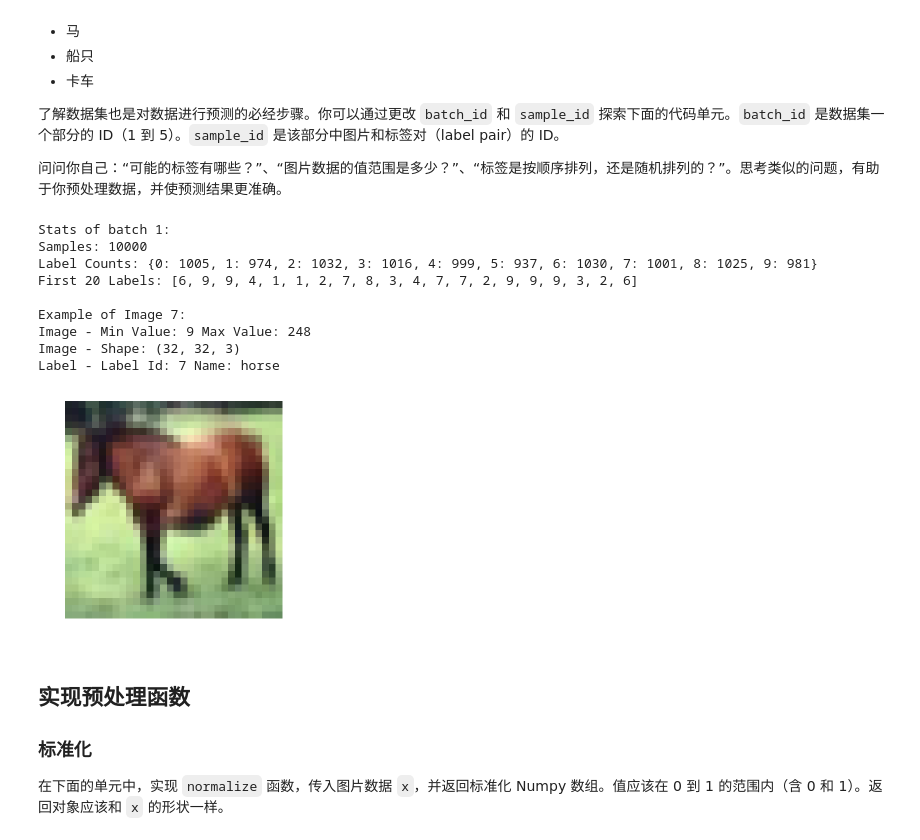
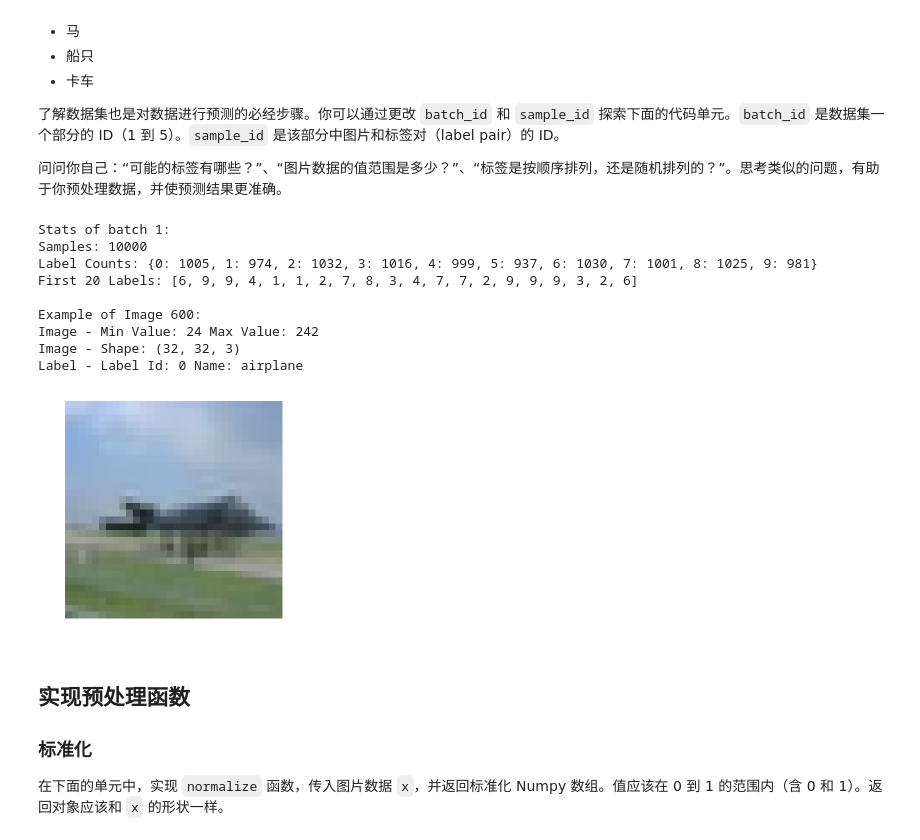
Before and after one commit to Lotus-LuoTong/cn-deep-learning, a Jupyter notebook: image-classification/dlnd_image_classification.ipynb, the cells around one changed output. Saved outputs shown, nothing was run; the diff lists cells and outputs as text; code cells hidden in the pictures.

```diff
--- a/image-classification/dlnd_image_classification.ipynb
+++ b/image-classification/dlnd_image_classification.ipynb
@@ -72,25 +72,25 @@ All files found!
 # %%
 %matplotlib inline
 %config InlineBackend.figure_format = 'retina'
 
 import helper
 import numpy as np
 
 # Explore the dataset
 batch_id = 1
-sample_id = 7
+sample_id = 600
 helper.display_stats(cifar10_dataset_folder_path, batch_id, sample_id)
 # %% [output]
 Stats of batch 1:
 Samples: 10000
 Label Counts: {0: 1005, 1: 974, 2: 1032, 3: 1016, 4: 999, 5: 937, 6: 1030, 7: 1001, 8: 1025, 9: 981}
 First 20 Labels: [6, 9, 9, 4, 1, 1, 2, 7, 8, 3, 4, 7, 7, 2, 9, 9, 9, 3, 2, 6]
 
-Example of Image 7:
-Image - Min Value: 9 Max Value: 248
+Example of Image 600:
+Image - Min Value: 24 Max Value: 242
 Image - Shape: (32, 32, 3)
-Label - Label Id: 7 Name: horse
+Label - Label Id: 0 Name: airplane
-[figure, old version]
+[figure, new version]
 # %% [markdown]
 ## 实现预处理函数
 
```
Also changed, not shown: parts of 7 cells of this notebook, 1 other file.
